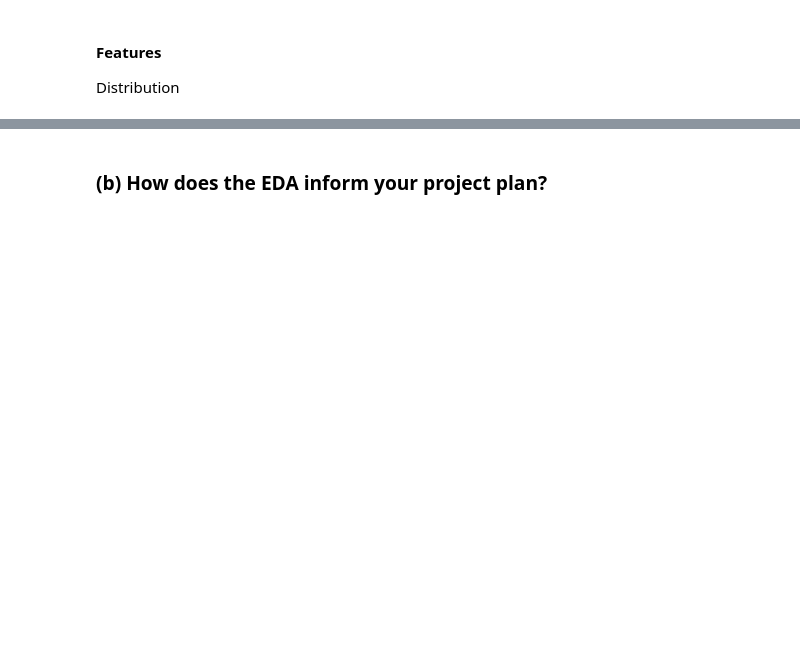
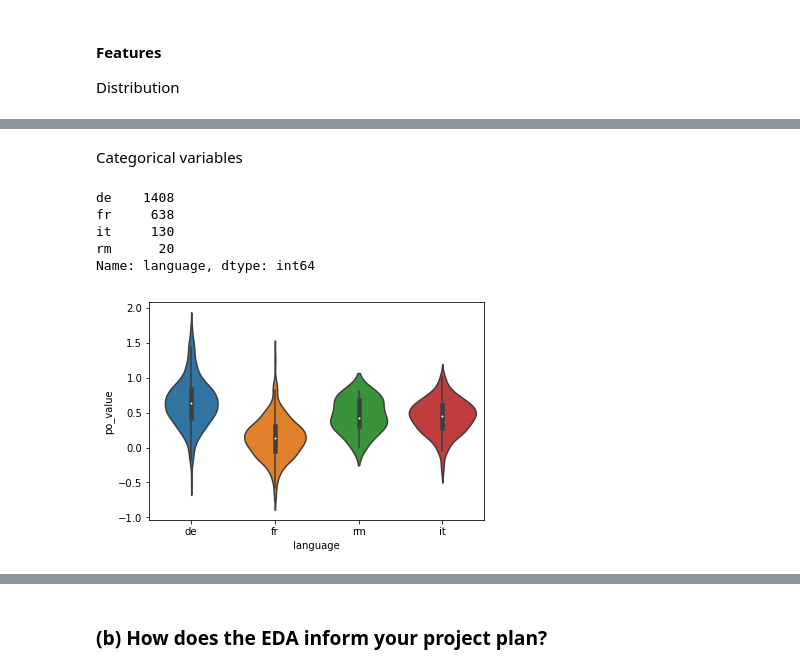
Before and after one commit to jschrein/epfl-exts-adsml-capstone-proposal, a Jupyter notebook: Capstone Project Proposal by Jörg Schreiner.ipynb, the cells around one changed output, grey strips where cells are left out. Cells and saved outputs as stored; diff of their text form; code cells hidden in the pictures; blank space fills up the shorter version.

```diff
--- a/Capstone Project Proposal by Jörg Schreiner.ipynb
+++ b/Capstone Project Proposal by Jörg Schreiner.ipynb
@@ -345,0 +276,14 @@ plt.show()
+# %% [markdown]
+Categorical variables
+# %%
+df["language"].value_counts()
+# %% [output]
+de    1408
+fr     638
+it     130
+rm      20
+Name: language, dtype: int64
+# %%
+sns.violinplot(data=df, x="language", y="po_value");
+# %% [output]
+[figure, added]
```
Also changed, not shown: parts of 41 cells of this notebook, 1 other file.
